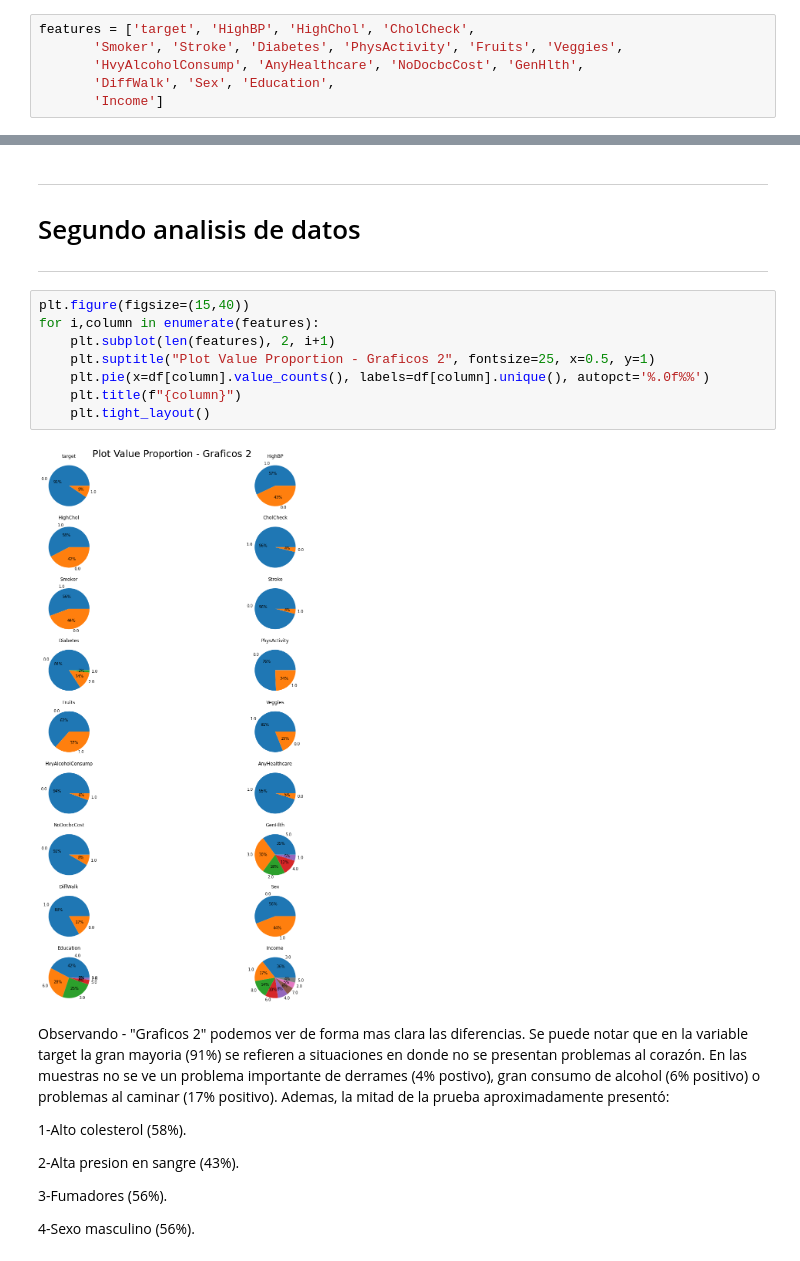
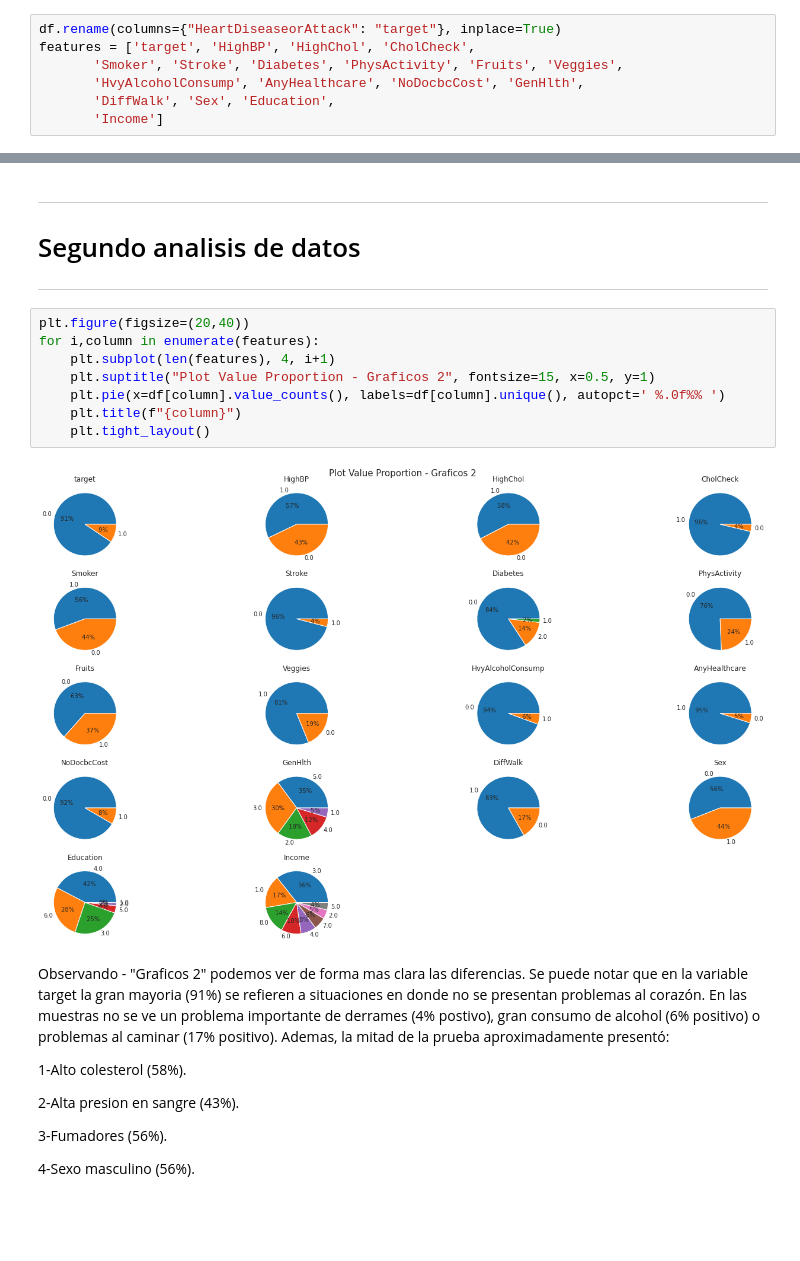
Before and after one commit to Tomtechno/DataScience, a Jupyter notebook: ProyectoDS_ParteII_+Uzquiano.ipynb, the cells around one changed output, grey strips where cells are left out. Saved outputs shown, nothing was run; the diff lists cells and outputs as text; blank space fills up the shorter version.

```diff
--- a/ProyectoDS_ParteII_+Uzquiano.ipynb
+++ b/ProyectoDS_ParteII_+Uzquiano.ipynb
@@ -166,5 +166,6 @@ Income               1535747.0
 dtype: float64
 # %%
+df.rename(columns={"HeartDiseaseorAttack": "target"}, inplace=True)
 features = ['target', 'HighBP', 'HighChol', 'CholCheck',
        'Smoker', 'Stroke', 'Diabetes', 'PhysActivity', 'Fruits', 'Veggies',
        'HvyAlcoholConsump', 'AnyHealthcare', 'NoDocbcCost', 'GenHlth',
@@ -189,15 +190,15 @@ for i,column in enumerate(features):
 # Segundo analisis de datos
 ***
 # %%
-plt.figure(figsize=(15,40))
+plt.figure(figsize=(20,40))
 for i,column in enumerate(features):
-    plt.subplot(len(features), 2, i+1)
-    plt.suptitle("Plot Value Proportion - Graficos 2", fontsize=25, x=0.5, y=1)
-    plt.pie(x=df[column].value_counts(), labels=df[column].unique(), autopct='%.0f%%')
+    plt.subplot(len(features), 4, i+1)
+    plt.suptitle("Plot Value Proportion - Graficos 2", fontsize=15, x=0.5, y=1)
+    plt.pie(x=df[column].value_counts(), labels=df[column].unique(), autopct=' %.0f%% ')
     plt.title(f"{column}")
     plt.tight_layout()
 # %% [output]
-[figure, old version]
+[figure, new version]
 # %% [markdown]
 Observando - "Graficos 2" podemos ver de forma mas clara las diferencias.
 Se puede notar que en la variable target la gran mayoria (91%) se refieren a situaciones en donde no se presentan problemas al corazón.
```
Also changed, not shown: parts of 36 cells of this notebook.
